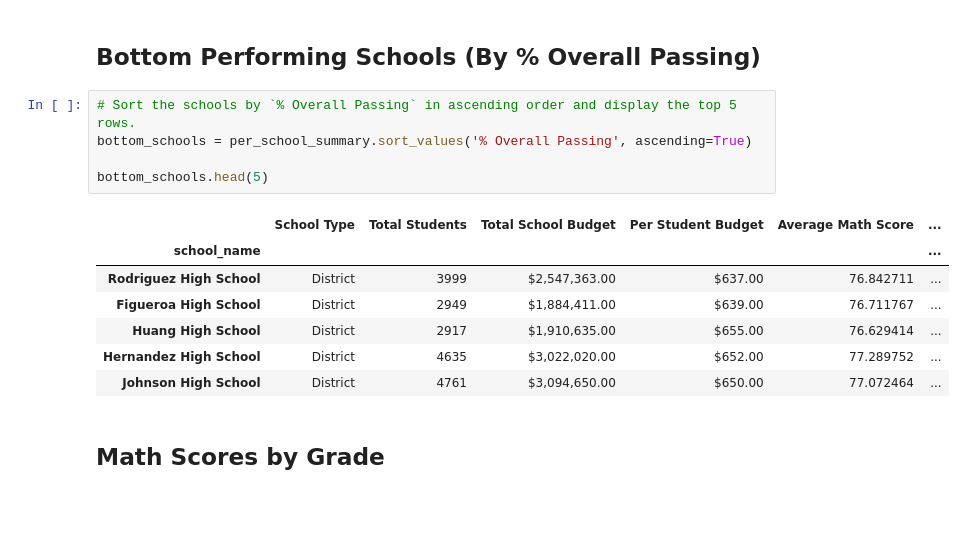
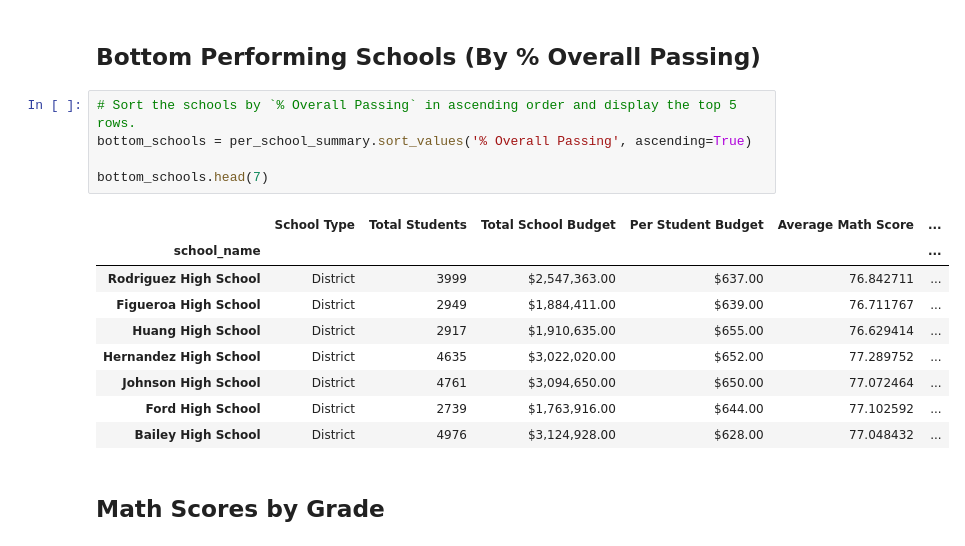
Before and after one commit to JNorthData/pandas-challenge, a Jupyter notebook: PyCitySchools/PyCitySchools.ipynb, the cells around one changed output. Cells and saved outputs as stored; diff of their text form; blank space fills up the shorter version.

```diff
--- a/PyCitySchools/PyCitySchools.ipynb
+++ b/PyCitySchools/PyCitySchools.ipynb
@@ -383,16 +386,18 @@ top_schools.head(5)
 # %%
 # Sort the schools by `% Overall Passing` in ascending order and display the top 5 rows.
 bottom_schools = per_school_summary.sort_values('% Overall Passing', ascending=True)
 
-bottom_schools.head(5)
+bottom_schools.head(7)
 # %% [output]
 |  | School Type | Total Students | Total School Budget | Per Student Budget | Average Math Score | ... |
 | school_name |  |  |  |  |  | ... |
 | Rodriguez High School | District | 3999 | $2,547,363.00 | $637.00 | 76.842711 | ... |
 | Figueroa High School | District | 2949 | $1,884,411.00 | $639.00 | 76.711767 | ... |
 | Huang High School | District | 2917 | $1,910,635.00 | $655.00 | 76.629414 | ... |
 | Hernandez High School | District | 4635 | $3,022,020.00 | $652.00 | 77.289752 | ... |
 | Johnson High School | District | 4761 | $3,094,650.00 | $650.00 | 77.072464 | ... |
+| Ford High School | District | 2739 | $1,763,916.00 | $644.00 | 77.102592 | ... |
+| Bailey High School | District | 4976 | $3,124,928.00 | $628.00 | 77.048432 | ... |
 # %% [markdown]
 ## Math Scores by Grade
 # %%
```
Also changed, not shown: parts of 1 cell of this notebook, 4 other files.
